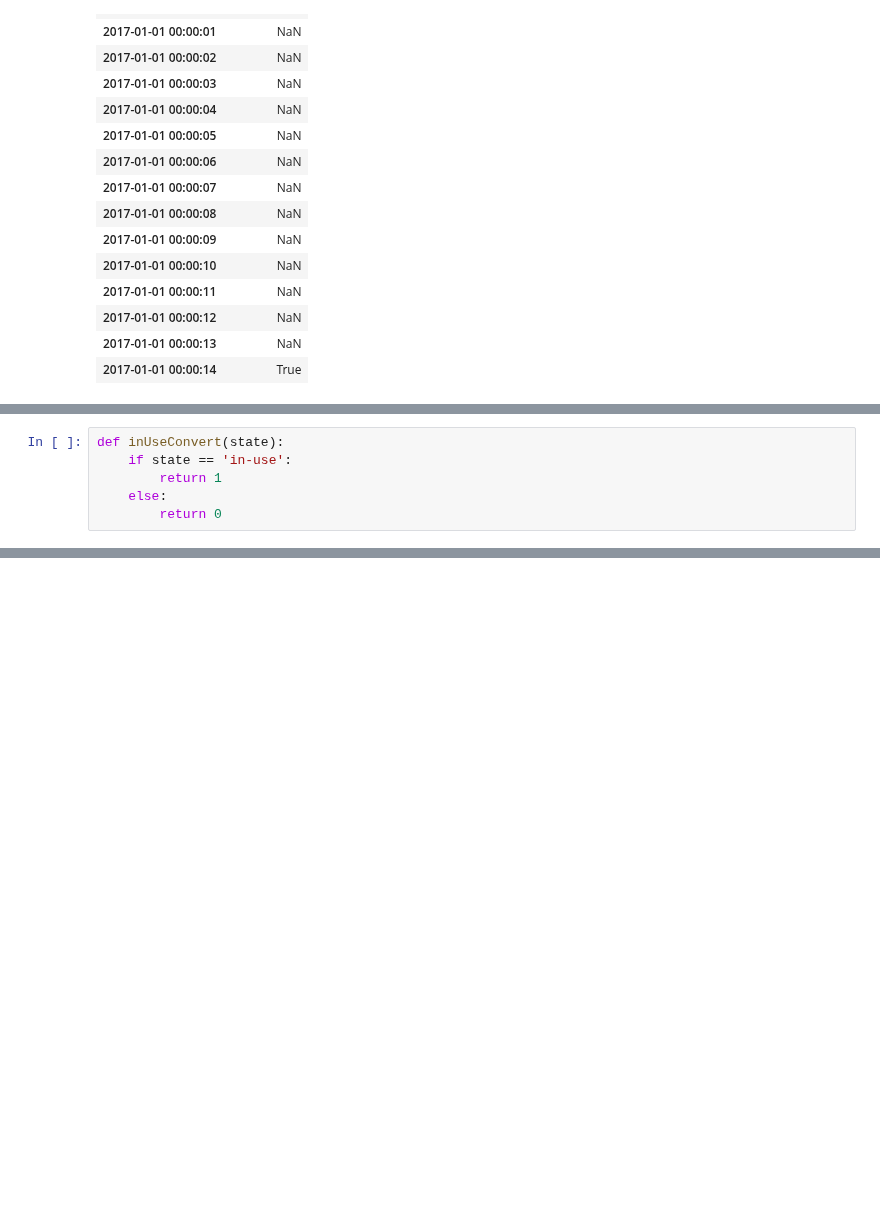
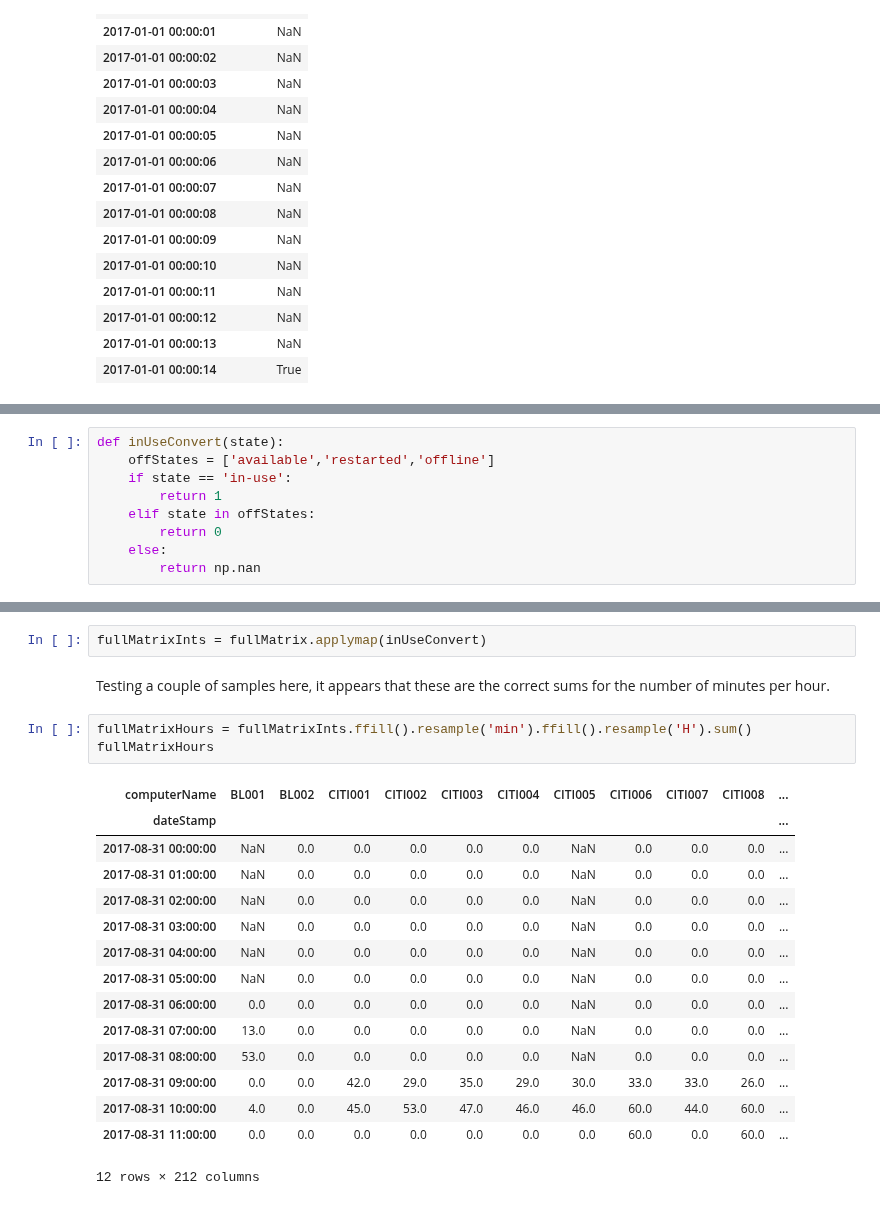
Before and after one commit to UNCG-CSE/Library-Computer-Usage-Analysis, a Jupyter notebook: src/LibraryData.ipynb, the cells around one changed output, grey strips where cells are left out. Drawn from its saved outputs; the diff is of its cells as text; blank space fills up the shorter version.

Commit message:
Fixed resample
Converted ms -> minutes -> hours. Testing in last cells.

```diff
--- a/src/LibraryData.ipynb
+++ b/src/LibraryData.ipynb
@@ -230,6 +211,9 @@ the new syntax is .resample(...)..apply(<func>)
 # %%
 def inUseConvert(state):
+    offStates = ['available','restarted','offline']
     if state == 'in-use':
         return 1
+    elif state in offStates:
+        return 0
     else:
-        return 0
+        return np.nan
@@ -235,0 +245,23 @@ def inUseConvert(state):
+# %%
+fullMatrixInts = fullMatrix.applymap(inUseConvert)
+# %% [markdown]
+Testing a couple of samples here, it appears that these are the correct sums for the number of minutes per hour.
+# %%
+fullMatrixHours = fullMatrixInts.ffill().resample('min').ffill().resample('H').sum()
+fullMatrixHours
+# %% [output]
+| computerName | BL001 | BL002 | CITI001 | CITI002 | CITI003 | CITI004 | CITI005 | CITI006 | CITI007 | CITI008 | ... |
+| dateStamp |  |  |  |  |  |  |  |  |  |  | ... |
+| 2017-08-31 00:00:00 | NaN | 0.0 | 0.0 | 0.0 | 0.0 | 0.0 | NaN | 0.0 | 0.0 | 0.0 | ... |
+| 2017-08-31 01:00:00 | NaN | 0.0 | 0.0 | 0.0 | 0.0 | 0.0 | NaN | 0.0 | 0.0 | 0.0 | ... |
+| 2017-08-31 02:00:00 | NaN | 0.0 | 0.0 | 0.0 | 0.0 | 0.0 | NaN | 0.0 | 0.0 | 0.0 | ... |
+| 2017-08-31 03:00:00 | NaN | 0.0 | 0.0 | 0.0 | 0.0 | 0.0 | NaN | 0.0 | 0.0 | 0.0 | ... |
+| 2017-08-31 04:00:00 | NaN | 0.0 | 0.0 | 0.0 | 0.0 | 0.0 | NaN | 0.0 | 0.0 | 0.0 | ... |
+| 2017-08-31 05:00:00 | NaN | 0.0 | 0.0 | 0.0 | 0.0 | 0.0 | NaN | 0.0 | 0.0 | 0.0 | ... |
+| 2017-08-31 06:00:00 | 0.0 | 0.0 | 0.0 | 0.0 | 0.0 | 0.0 | NaN | 0.0 | 0.0 | 0.0 | ... |
+| 2017-08-31 07:00:00 | 13.0 | 0.0 | 0.0 | 0.0 | 0.0 | 0.0 | NaN | 0.0 | 0.0 | 0.0 | ... |
+| 2017-08-31 08:00:00 | 53.0 | 0.0 | 0.0 | 0.0 | 0.0 | 0.0 | NaN | 0.0 | 0.0 | 0.0 | ... |
+| 2017-08-31 09:00:00 | 0.0 | 0.0 | 42.0 | 29.0 | 35.0 | 29.0 | 30.0 | 33.0 | 33.0 | 26.0 | ... |
+| 2017-08-31 10:00:00 | 4.0 | 0.0 | 45.0 | 53.0 | 47.0 | 46.0 | 46.0 | 60.0 | 44.0 | 60.0 | ... |
+| 2017-08-31 11:00:00 | 0.0 | 0.0 | 0.0 | 0.0 | 0.0 | 0.0 | 0.0 | 60.0 | 0.0 | 60.0 | ... |
+12 rows × 212 columns
```
Also changed, not shown: parts of 9 cells of this notebook, 1 other file.
